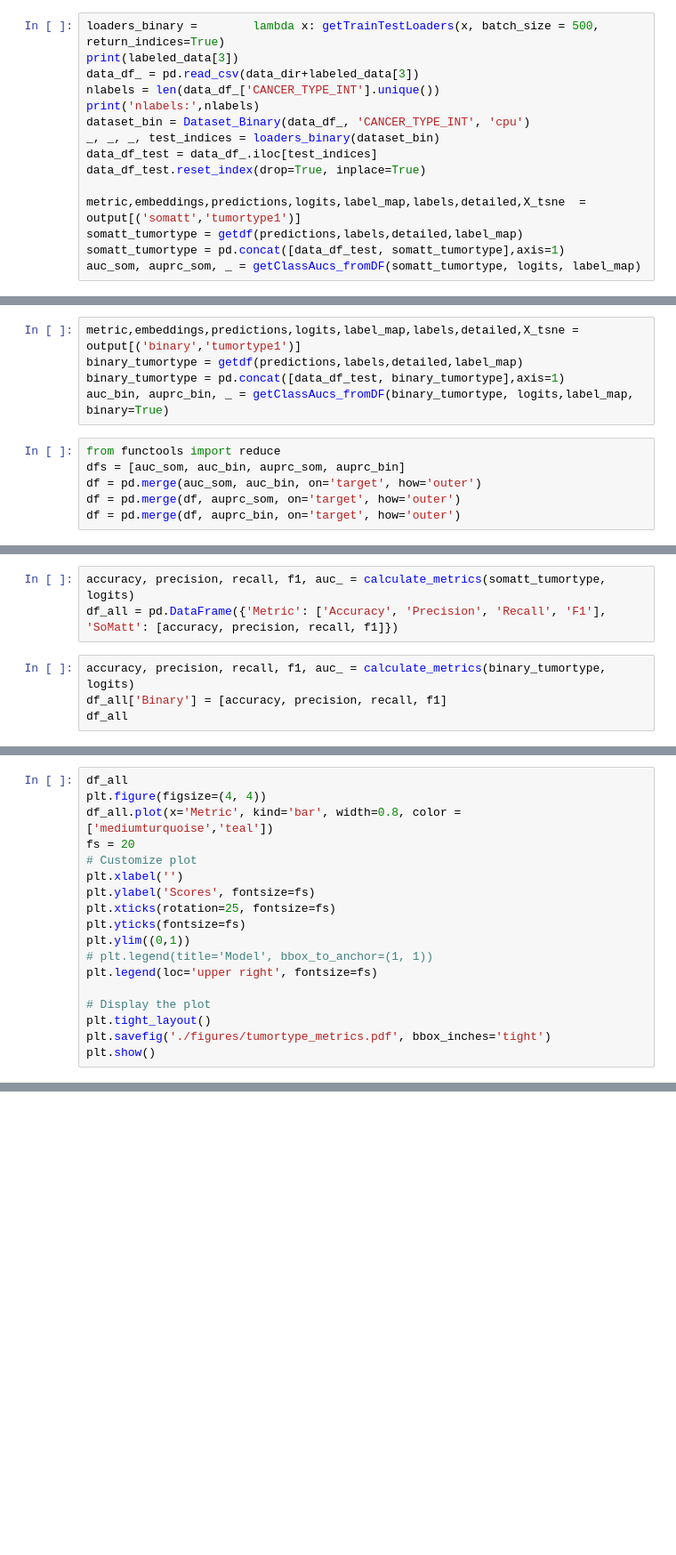
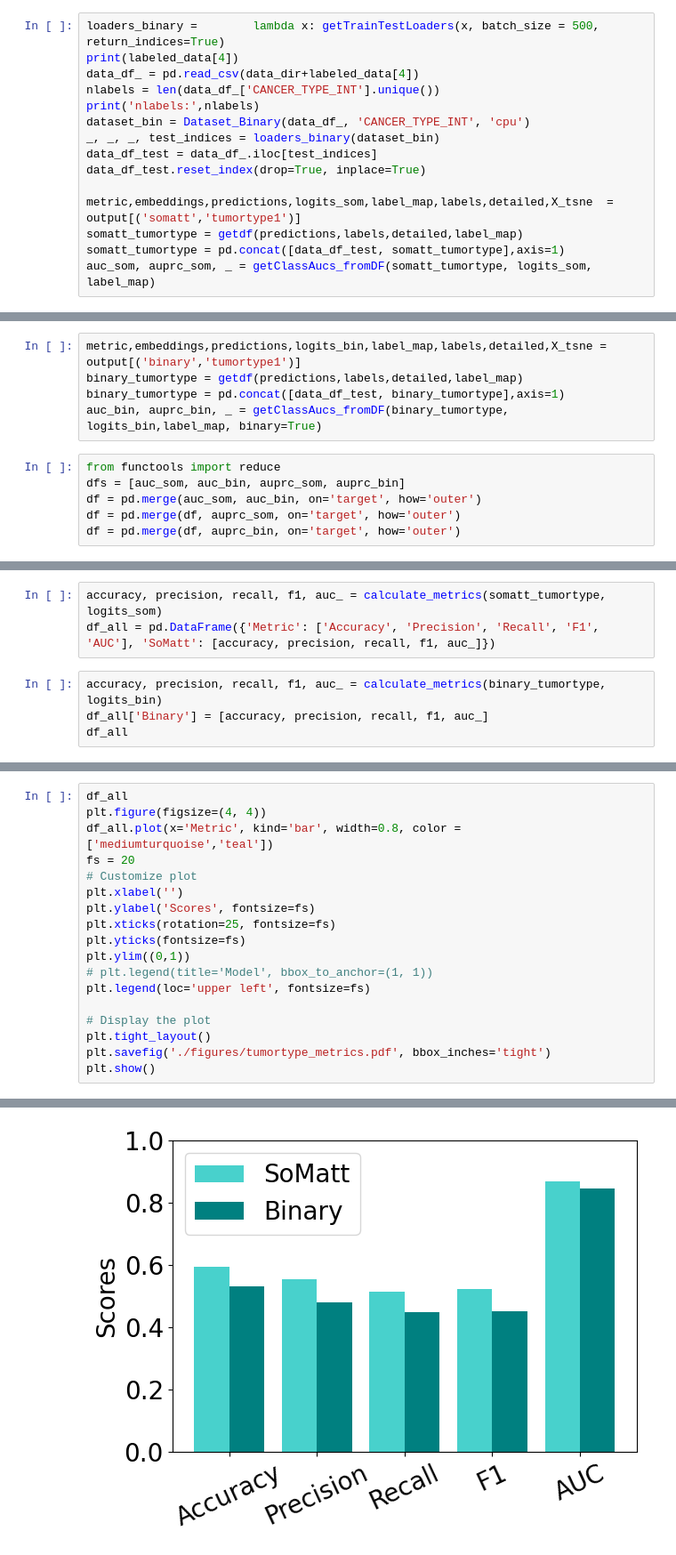
Before and after one commit to david-arredondo/SomaticMutationLLM, a Jupyter notebook: model/results_processing.ipynb, the cells around one changed output, grey strips where cells are left out. Shown at 89% size. Drawn from its saved outputs; the diff is of its cells as text; blank space fills up the shorter version.

```diff
--- a/model/results_processing.ipynb
+++ b/model/results_processing.ipynb
@@ -517,8 +669,8 @@ def getdf(p,l,d,label_map):
     return df
 # %%
 loaders_binary =        lambda x: getTrainTestLoaders(x, batch_size = 500, return_indices=True)
-print(labeled_data[3])
-data_df_ = pd.read_csv(data_dir+labeled_data[3])
+print(labeled_data[4])
+data_df_ = pd.read_csv(data_dir+labeled_data[4])
 nlabels = len(data_df_['CANCER_TYPE_INT'].unique())
 print('nlabels:',nlabels)
 dataset_bin = Dataset_Binary(data_df_, 'CANCER_TYPE_INT', 'cpu')
@@ -526,7 +678,7 @@ _, _, _, test_indices = loaders_binary(dataset_bin)
 data_df_test = data_df_.iloc[test_indices]
 data_df_test.reset_index(drop=True, inplace=True)
 
-metric,embeddings,predictions,logits,label_map,labels,detailed,X_tsne  = output[('somatt','tumortype1')]
+metric,embeddings,predictions,logits_som,label_map,labels,detailed,X_tsne  = output[('somatt','tumortype1')]
 somatt_tumortype = getdf(predictions,labels,detailed,label_map)
 somatt_tumortype = pd.concat([data_df_test, somatt_tumortype],axis=1)
-auc_som, auprc_som, _ = getClassAucs_fromDF(somatt_tumortype, logits, label_map)
+auc_som, auprc_som, _ = getClassAucs_fromDF(somatt_tumortype, logits_som, label_map)
@@ -533,8 +689,8 @@ auc_som, auprc_som, _ = getClassAucs_fromDF(somatt_tumortype, logits, label_map)
 # %%
-metric,embeddings,predictions,logits,label_map,labels,detailed,X_tsne = output[('binary','tumortype1')]
+metric,embeddings,predictions,logits_bin,label_map,labels,detailed,X_tsne = output[('binary','tumortype1')]
 binary_tumortype = getdf(predictions,labels,detailed,label_map)
 binary_tumortype = pd.concat([data_df_test, binary_tumortype],axis=1)
-auc_bin, auprc_bin, _ = getClassAucs_fromDF(binary_tumortype, logits,label_map, binary=True)
+auc_bin, auprc_bin, _ = getClassAucs_fromDF(binary_tumortype, logits_bin,label_map, binary=True)
 # %%
 from functools import reduce
 dfs = [auc_som, auc_bin, auprc_som, auprc_bin]
@@ -566,9 +759,9 @@ top99 = ["Bladder Cancer",
 "Soft Tissue Sarcoma",
 "Thyroid Cancer"]
 # %%
-accuracy, precision, recall, f1, auc_ = calculate_metrics(somatt_tumortype, logits)
-df_all = pd.DataFrame({'Metric': ['Accuracy', 'Precision', 'Recall', 'F1'], 'SoMatt': [accuracy, precision, recall, f1]})
+accuracy, precision, recall, f1, auc_ = calculate_metrics(somatt_tumortype, logits_som)
+df_all = pd.DataFrame({'Metric': ['Accuracy', 'Precision', 'Recall', 'F1', 'AUC'], 'SoMatt': [accuracy, precision, recall, f1, auc_]})
 # %%
-accuracy, precision, recall, f1, auc_ = calculate_metrics(binary_tumortype, logits)
-df_all['Binary'] = [accuracy, precision, recall, f1]
+accuracy, precision, recall, f1, auc_ = calculate_metrics(binary_tumortype, logits_bin)
+df_all['Binary'] = [accuracy, precision, recall, f1, auc_]
 df_all
@@ -584,9 +784,10 @@ plt.xticks(rotation=25, fontsize=fs)
 plt.yticks(fontsize=fs)
 plt.ylim((0,1))
 # plt.legend(title='Model', bbox_to_anchor=(1, 1))
-plt.legend(loc='upper right', fontsize=fs)
+plt.legend(loc='upper left', fontsize=fs)
 
 # Display the plot
 plt.tight_layout()
 plt.savefig('./figures/tumortype_metrics.pdf', bbox_inches='tight')
 plt.show()
+# %% [output]
@@ -593,3 +795,4 @@ plt.show()
+[figure, added]
 # %%
 assays_ = somatt_tumortype['assay'].unique()
 vc = somatt_tumortype['assay'].value_counts()
```
Also changed, not shown: parts of 25 cells of this notebook, 4 other files.
